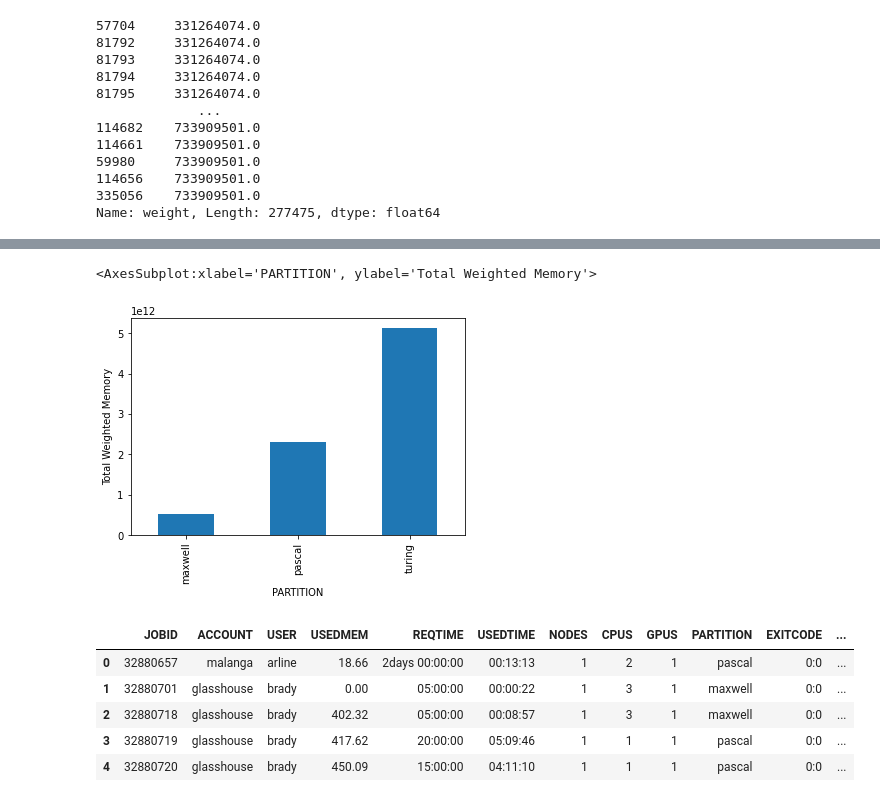
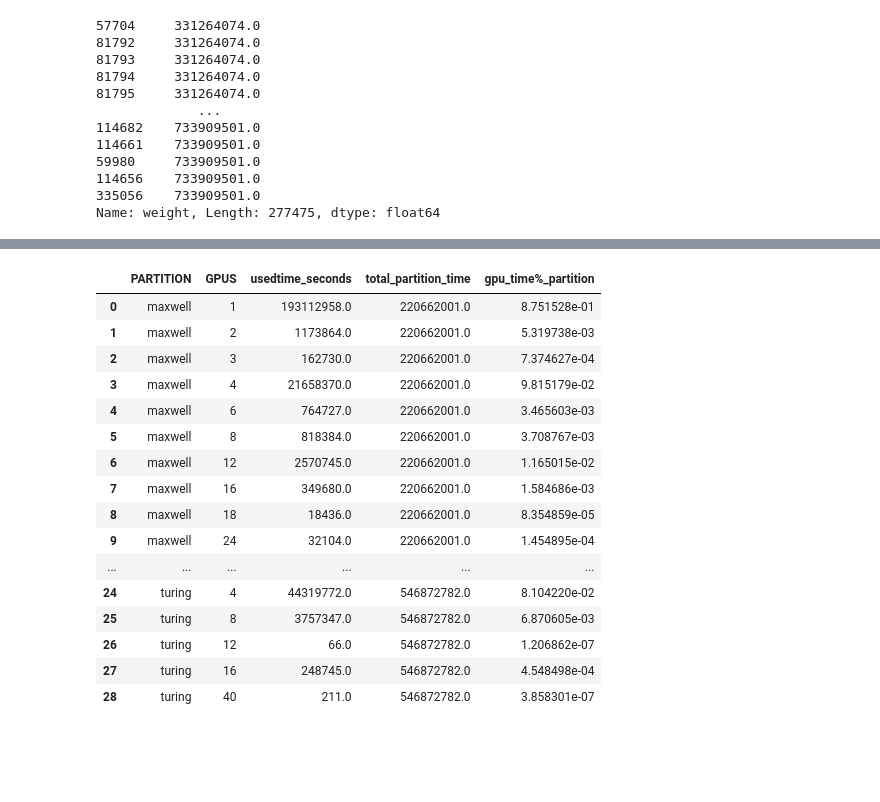
Before and after one commit to essetetsahai/accre_project-jolly_ranchers, a Jupyter notebook: JR_accre.ipynb, the cells around one changed output, grey strips where cells are left out. Drawn from its saved outputs; the diff is of its cells as text; code cells hidden in the pictures; blank space fills up the shorter version.

```diff
--- a/JR_accre.ipynb
+++ b/JR_accre.ipynb
@@ -244,0 +250,3 @@ accre_filtered['gpu_job_partition'] = accre_filtered['usedtime_seconds'] * accre
+# %%
+total_time_gpu = accre_filtered.groupby(['PARTITION', 'GPUS'])['usedtime_seconds'].sum()
+total_time_gpu
@@ -244,0 +275,3 @@ accre_filtered['gpu_job_partition'] = accre_filtered['usedtime_seconds'] * accre
+# %%
+question2 = total_time_gpu.to_frame()
+question2
@@ -244,0 +325,3 @@ accre_filtered['gpu_job_partition'] = accre_filtered['usedtime_seconds'] * accre
+# %%
+question2['total_partition_time'] = question2.groupby('PARTITION')['usedtime_seconds'].transform('sum')
+question2
@@ -244,0 +367,3 @@ accre_filtered['gpu_job_partition'] = accre_filtered['usedtime_seconds'] * accre
+# %%
+question2['gpu_time%_partition'] = question2['usedtime_seconds']/question2['total_partition_time']
+question2
@@ -245,7 +389,24 @@ accre_filtered['gpu_job_partition'] = accre_filtered['usedtime_seconds'] * accre
+# %%
+question2.reset_index()
+# %% [output]
+|  | PARTITION | GPUS | usedtime_seconds | total_partition_time | gpu_time%_partition |
+| 0 | maxwell | 1 | 193112958.0 | 220662001.0 | 8.751528e-01 |
+| 1 | maxwell | 2 | 1173864.0 | 220662001.0 | 5.319738e-03 |
+| 2 | maxwell | 3 | 162730.0 | 220662001.0 | 7.374627e-04 |
+| 3 | maxwell | 4 | 21658370.0 | 220662001.0 | 9.815179e-02 |
+| 4 | maxwell | 6 | 764727.0 | 220662001.0 | 3.465603e-03 |
+| 5 | maxwell | 8 | 818384.0 | 220662001.0 | 3.708767e-03 |
+| 6 | maxwell | 12 | 2570745.0 | 220662001.0 | 1.165015e-02 |
+| 7 | maxwell | 16 | 349680.0 | 220662001.0 | 1.584686e-03 |
+| 8 | maxwell | 18 | 18436.0 | 220662001.0 | 8.354859e-05 |
+| 9 | maxwell | 24 | 32104.0 | 220662001.0 | 1.454895e-04 |
+| ... | ... | ... | ... | ... | ... |
+| 24 | turing | 4 | 44319772.0 | 546872782.0 | 8.104220e-02 |
+| 25 | turing | 8 | 3757347.0 | 546872782.0 | 6.870605e-03 |
+| 26 | turing | 12 | 66.0 | 546872782.0 | 1.206862e-07 |
+| 27 | turing | 16 | 248745.0 | 546872782.0 | 4.548498e-04 |
+| 28 | turing | 40 | 211.0 | 546872782.0 | 3.858301e-07 |
 # %%
-w = accre_filtered.groupby(['PARTITION'])['runtime_weighted_pergpu_memory_usage'].agg(sum)
-w
-w.plot(kind = 'bar', x = 'Partition', ylabel = 'Total Weighted Memory')
+#w = accre_filtered.groupby(['PARTITION'])['runtime_weighted_pergpu_memory_usage'].agg(sum)
+#w
+#w.plot(kind = 'bar', x = 'Partition', ylabel = 'Total Weighted Memory')
-# %% [output]
-<AxesSubplot:xlabel='PARTITION', ylabel='Total Weighted Memory'>
-[figure, removed]
@@ -254,10 +413 @@ accre_filtered['weighted_gpus'] = accre_filtered['GPUS'] * accre_filtered['usedt
-# %%
-accre_filtered.head()
-# %% [output]
-|  | JOBID | ACCOUNT | USER | USEDMEM | REQTIME | USEDTIME | NODES | CPUS | GPUS | PARTITION | EXITCODE | ... |
-| 0 | 32880657 | malanga | arline | 18.66 | 2days 00:00:00 | 00:13:13 | 1 | 2 | 1 | pascal | 0:0 | ... |
-| 1 | 32880701 | glasshouse | brady | 0.00 | 05:00:00 | 00:00:22 | 1 | 3 | 1 | maxwell | 0:0 | ... |
-| 2 | 32880718 | glasshouse | brady | 402.32 | 05:00:00 | 00:08:57 | 1 | 3 | 1 | maxwell | 0:0 | ... |
-| 3 | 32880719 | glasshouse | brady | 417.62 | 20:00:00 | 05:09:46 | 1 | 1 | 1 | pascal | 0:0 | ... |
-| 4 | 32880720 | glasshouse | brady | 450.09 | 15:00:00 | 04:11:10 | 1 | 1 | 1 | pascal | 0:0 | ... |
 # %%
```
Also changed, not shown: parts of 21 cells of this notebook.
